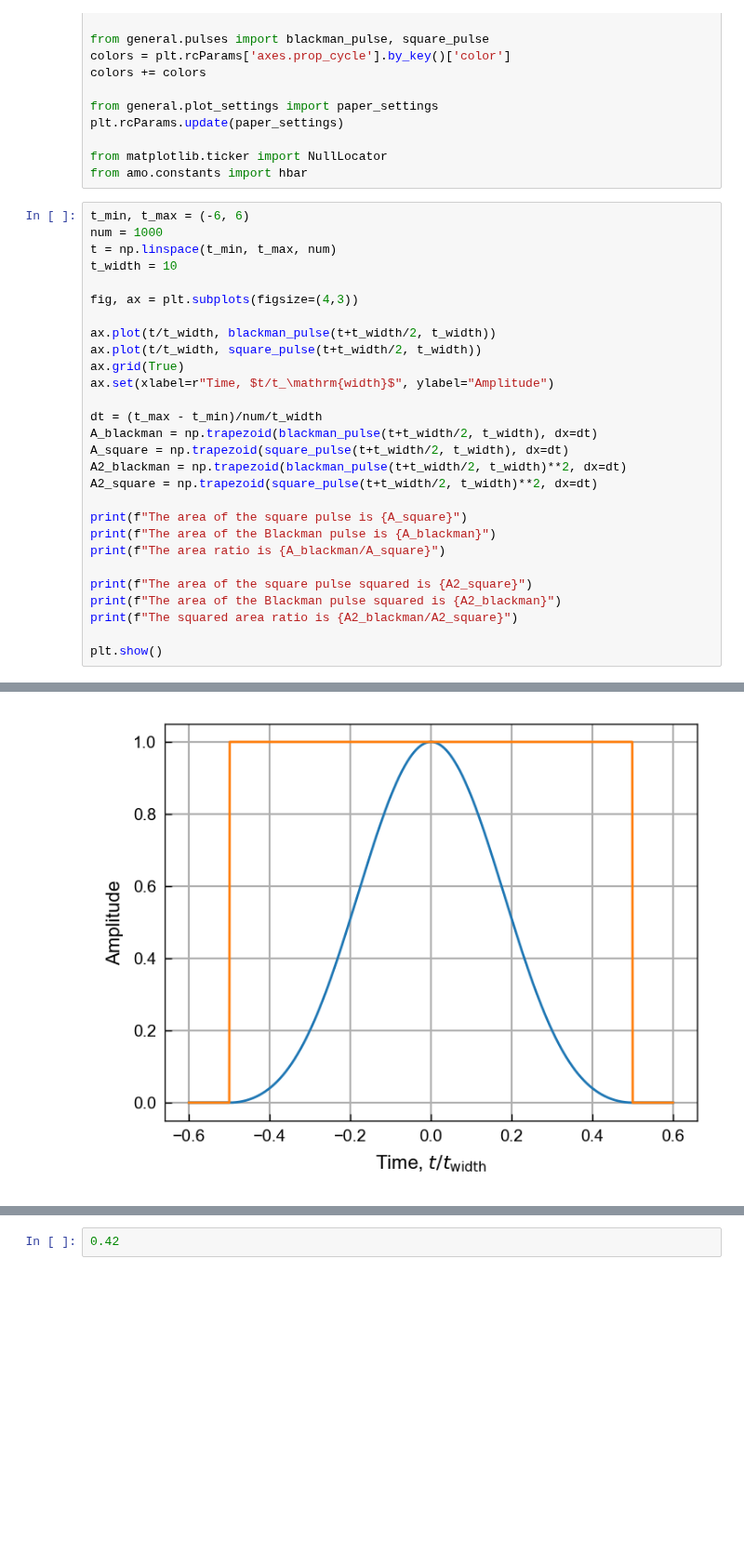
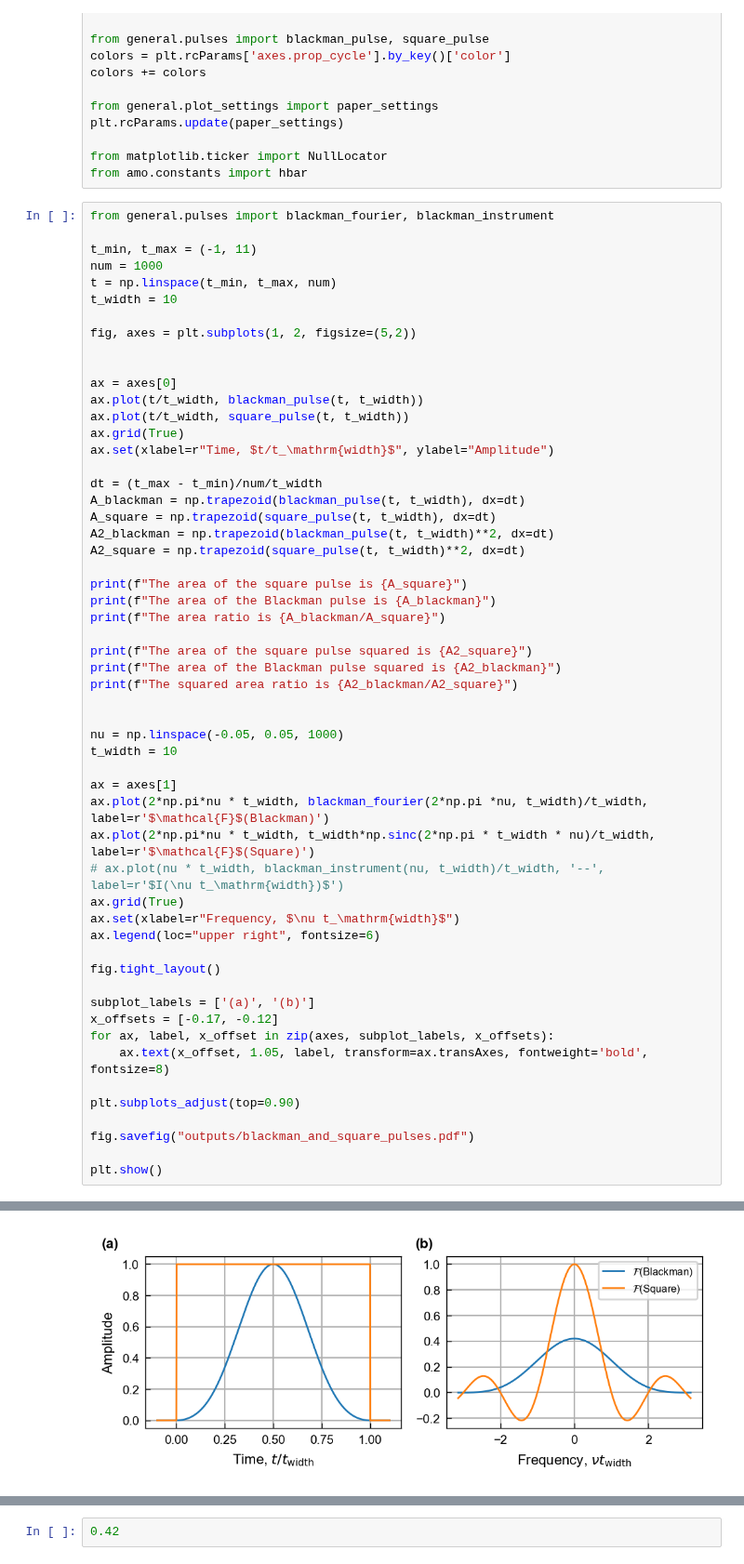
Before and after one commit to colinjdale/ChiPyLab, a Jupyter notebook: examples/plot_blackman_envelope.ipynb, the cells around one changed output, grey strips where cells are left out. Shown at 93% size. Saved outputs shown, nothing was run; the diff lists cells and outputs as text; blank space fills up the shorter version.

Commit message:
Some figure attempts

```diff
--- a/examples/plot_blackman_envelope.ipynb
+++ b/examples/plot_blackman_envelope.ipynb
@@ -16,23 +16,27 @@ plt.rcParams.update(paper_settings)
 from matplotlib.ticker import NullLocator
 from amo.constants import hbar
 # %%
-t_min, t_max = (-6, 6)
+from general.pulses import blackman_fourier, blackman_instrument
+
+t_min, t_max = (-1, 11)
 num = 1000
 t = np.linspace(t_min, t_max, num)
 t_width = 10
 
-fig, ax = plt.subplots(figsize=(4,3))
+fig, axes = plt.subplots(1, 2, figsize=(5,2))
 
-ax.plot(t/t_width, blackman_pulse(t+t_width/2, t_width))
-ax.plot(t/t_width, square_pulse(t+t_width/2, t_width))
+
+ax = axes[0]
+ax.plot(t/t_width, blackman_pulse(t, t_width))
+ax.plot(t/t_width, square_pulse(t, t_width))
 ax.grid(True)
 ax.set(xlabel=r"Time, $t/t_\mathrm{width}$", ylabel="Amplitude")
 
 dt = (t_max - t_min)/num/t_width
-A_blackman = np.trapezoid(blackman_pulse(t+t_width/2, t_width), dx=dt)
-A_square = np.trapezoid(square_pulse(t+t_width/2, t_width), dx=dt)
-A2_blackman = np.trapezoid(blackman_pulse(t+t_width/2, t_width)**2, dx=dt)
-A2_square = np.trapezoid(square_pulse(t+t_width/2, t_width)**2, dx=dt)
+A_blackman = np.trapezoid(blackman_pulse(t, t_width), dx=dt)
+A_square = np.trapezoid(square_pulse(t, t_width), dx=dt)
+A2_blackman = np.trapezoid(blackman_pulse(t, t_width)**2, dx=dt)
+A2_square = np.trapezoid(square_pulse(t, t_width)**2, dx=dt)
 
 print(f"The area of the square pulse is {A_square}")
 print(f"The area of the Blackman pulse is {A_blackman}")
@@ -42,5 +46,28 @@ print(f"The area of the square pulse squared is {A2_square}")
 print(f"The area of the Blackman pulse squared is {A2_blackman}")
 print(f"The squared area ratio is {A2_blackman/A2_square}")
 
+
+nu = np.linspace(-0.05, 0.05, 1000)
+t_width = 10
+
+ax = axes[1]
+ax.plot(2*np.pi*nu * t_width, blackman_fourier(2*np.pi *nu, t_width)/t_width, label=r'$\mathcal{F}$(Blackman)')
+ax.plot(2*np.pi*nu * t_width, t_width*np.sinc(2*np.pi * t_width * nu)/t_width, label=r'$\mathcal{F}$(Square)')
+# ax.plot(nu * t_width, blackman_instrument(nu, t_width)/t_width, '--', label=r'$I(\nu t_\mathrm{width})$')
+ax.grid(True)
+ax.set(xlabel=r"Frequency, $\nu t_\mathrm{width}$")
+ax.legend(loc="upper right", fontsize=6)
+
+fig.tight_layout()
+
+subplot_labels = ['(a)', '(b)']
+x_offsets = [-0.17, -0.12]
+for ax, label, x_offset in zip(axes, subplot_labels, x_offsets):
+	ax.text(x_offset, 1.05, label, transform=ax.transAxes, fontweight='bold', fontsize=8)
+
+plt.subplots_adjust(top=0.90)
+
+fig.savefig("outputs/blackman_and_square_pulses.pdf")
+
 plt.show()
 # %% [output]
@@ -48 +80 @@ AttributeError: module 'numpy' has no attribute 'trapezoid'
-[figure, old version]
+[figure, new version]
```
Also changed, not shown: parts of 2 cells of this notebook, 2 other files.
